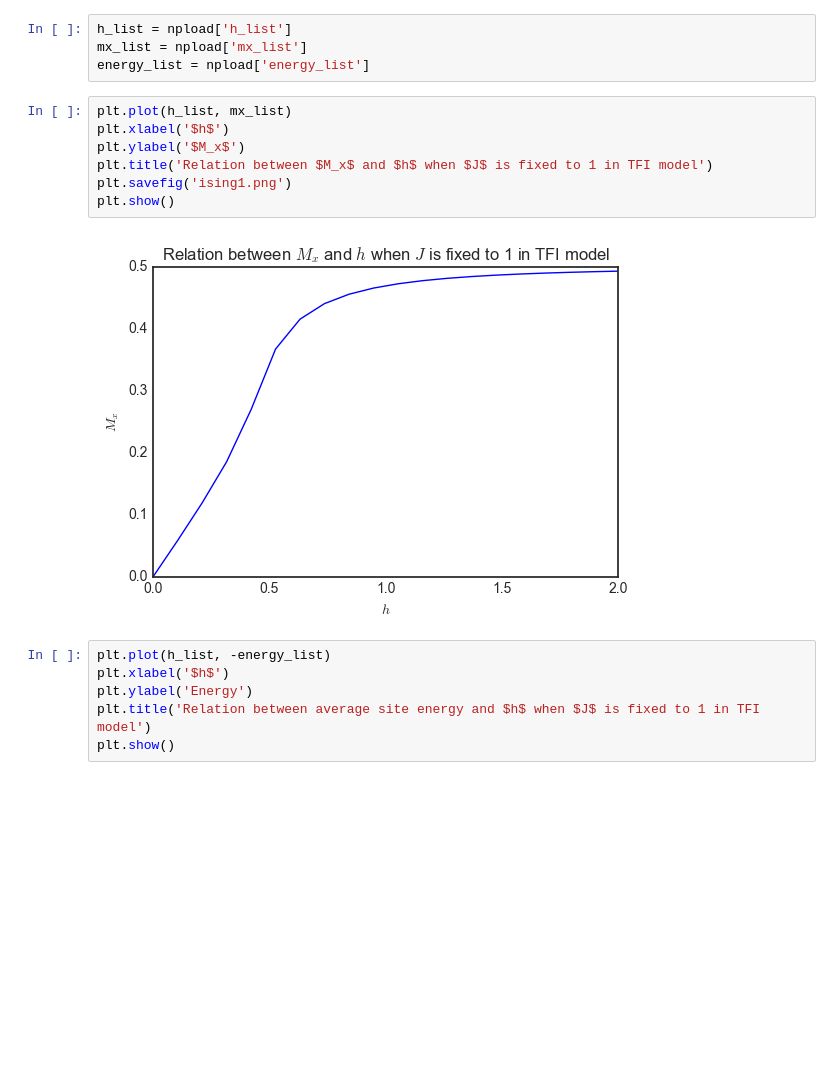
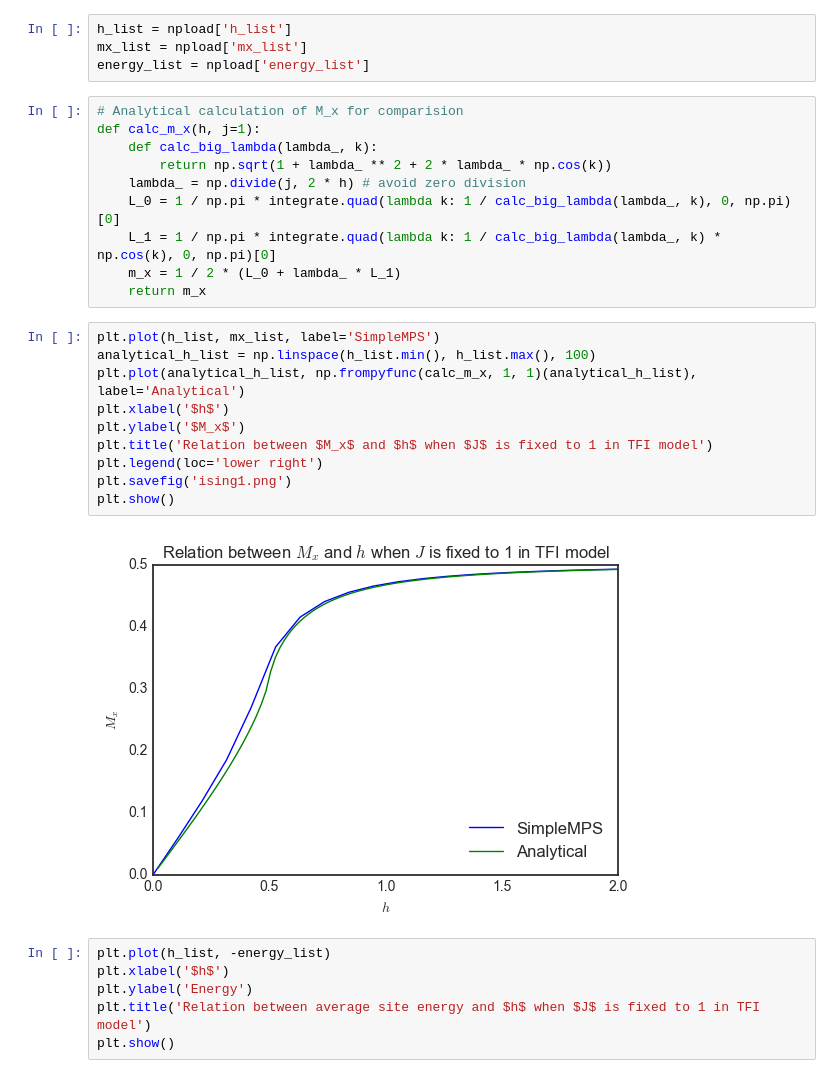
Before and after one commit to liwt31/SimpleMPS, a Jupyter notebook: Notebook/analyze_ising.ipynb, the cells around one changed output. Saved outputs shown, nothing was run; the diff lists cells and outputs as text; blank space fills up the shorter version.

Commit message:
add analytical ising1d for comparision in notebook

```diff
--- a/Notebook/analyze_ising.ipynb
+++ b/Notebook/analyze_ising.ipynb
@@ -15,15 +16,28 @@ npload = np.load('ising_mx_vs_h.npz')
 h_list = npload['h_list']
 mx_list = npload['mx_list']
 energy_list = npload['energy_list']
+# %%
+# Analytical calculation of M_x for comparision
+def calc_m_x(h, j=1):
+    def calc_big_lambda(lambda_, k):
+        return np.sqrt(1 + lambda_ ** 2 + 2 * lambda_ * np.cos(k))
+    lambda_ = np.divide(j, 2 * h) # avoid zero division
+    L_0 = 1 / np.pi * integrate.quad(lambda k: 1 / calc_big_lambda(lambda_, k), 0, np.pi)[0]
+    L_1 = 1 / np.pi * integrate.quad(lambda k: 1 / calc_big_lambda(lambda_, k) * np.cos(k), 0, np.pi)[0]
+    m_x = 1 / 2 * (L_0 + lambda_ * L_1)
+    return m_x
 # %%
-plt.plot(h_list, mx_list)
+plt.plot(h_list, mx_list, label='SimpleMPS')
+analytical_h_list = np.linspace(h_list.min(), h_list.max(), 100)
+plt.plot(analytical_h_list, np.frompyfunc(calc_m_x, 1, 1)(analytical_h_list), label='Analytical')
 plt.xlabel('$h$')
 plt.ylabel('$M_x$')
 plt.title('Relation between $M_x$ and $h$ when $J$ is fixed to 1 in TFI model')
+plt.legend(loc='lower right')
 plt.savefig('ising1.png')
 plt.show()
 # %% [output]
-[figure, old version]
+[figure, new version]
 # %%
 plt.plot(h_list, -energy_list)
 plt.xlabel('$h$')
```
Also changed, not shown: parts of 1 cell of this notebook, 2 other files.
